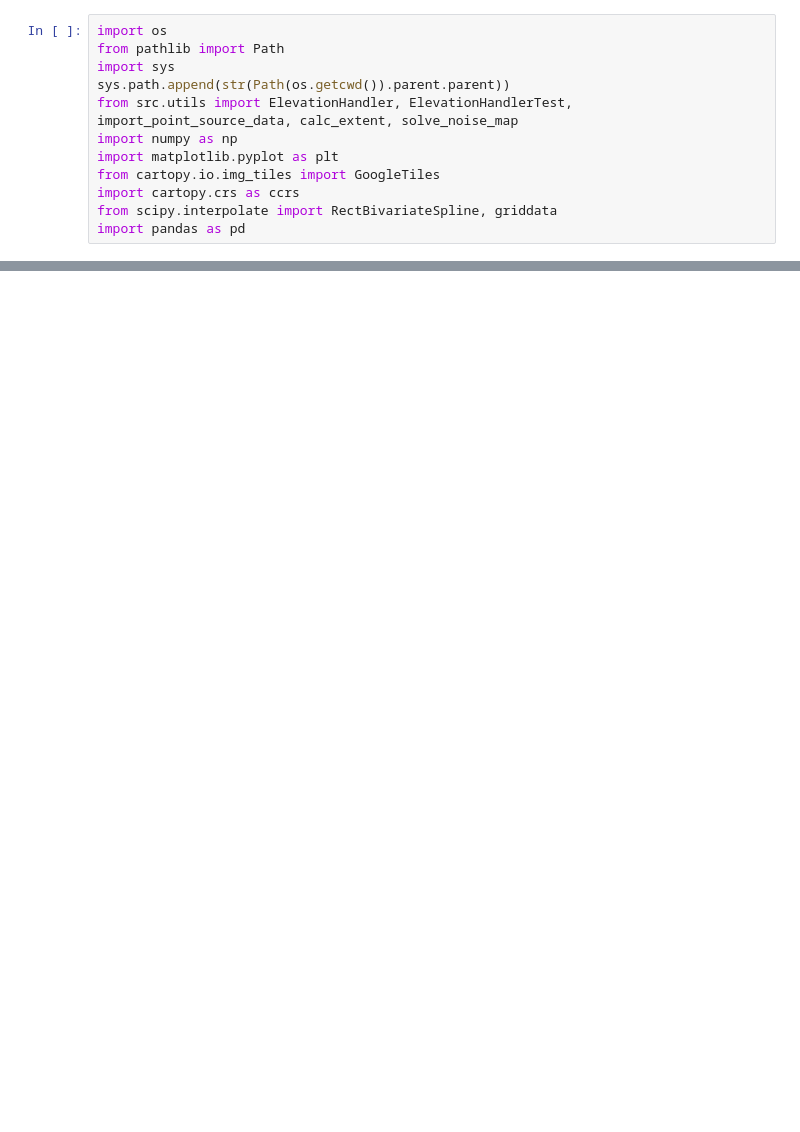
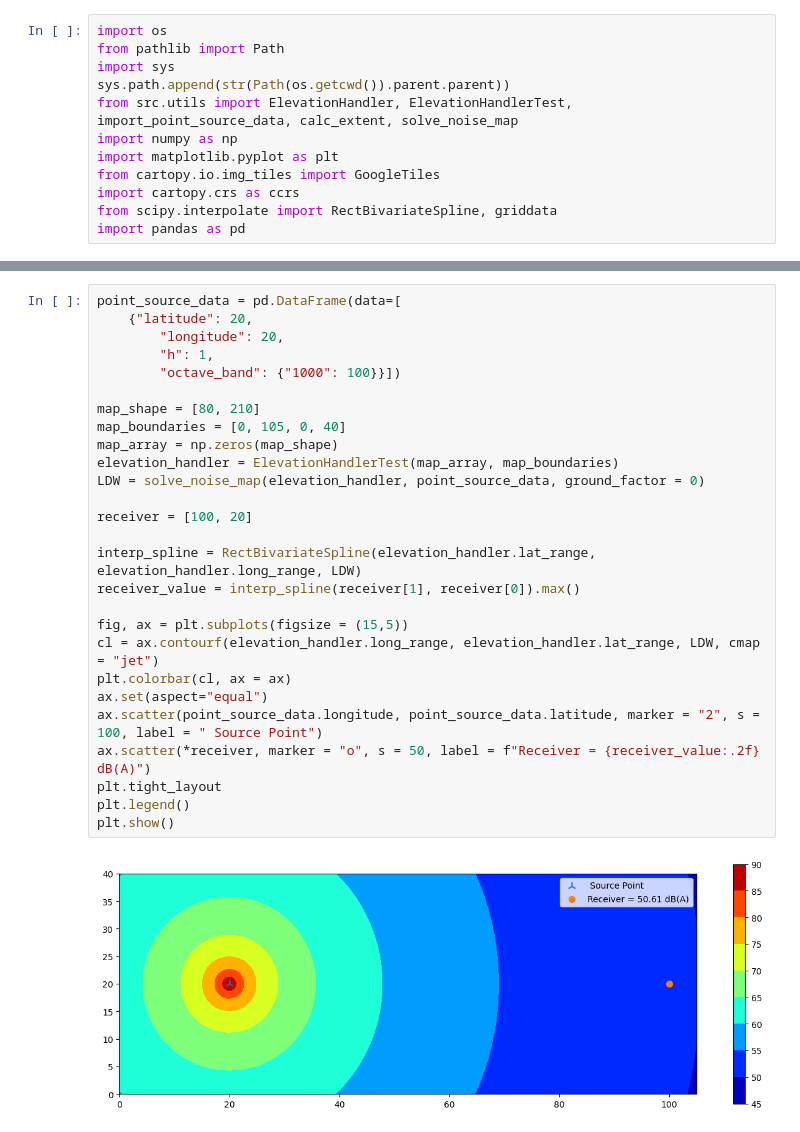
Before and after one commit to FPWRasmussen/DTU-Special-Course, a Jupyter notebook: src/noise/verification.ipynb, the cells around one changed output, grey strips where cells are left out. Cells and saved outputs as stored; diff of their text form; blank space fills up the shorter version.

```diff
--- a/src/noise/verification.ipynb
+++ b/src/noise/verification.ipynb
@@ -15,0 +24,29 @@ import pandas as pd
+# %%
+point_source_data = pd.DataFrame(data=[
+    {"latitude": 20,
+        "longitude": 20,
+        "h": 1,
+        "octave_band": {"1000": 100}}])
+
+map_shape = [80, 210]
+map_boundaries = [0, 105, 0, 40]
+map_array = np.zeros(map_shape)
+elevation_handler = ElevationHandlerTest(map_array, map_boundaries)
+LDW = solve_noise_map(elevation_handler, point_source_data, ground_factor = 0)
+
+receiver = [100, 20]
+
+interp_spline = RectBivariateSpline(elevation_handler.lat_range, elevation_handler.long_range, LDW)
+receiver_value = interp_spline(receiver[1], receiver[0]).max()
+
+fig, ax = plt.subplots(figsize = (15,5))
+cl = ax.contourf(elevation_handler.long_range, elevation_handler.lat_range, LDW, cmap = "jet")
+plt.colorbar(cl, ax = ax)
+ax.set(aspect="equal")
+ax.scatter(point_source_data.longitude, point_source_data.latitude, marker = "2", s = 100, label = " Source Point")
+ax.scatter(*receiver, marker = "o", s = 50, label = f"Receiver = {receiver_value:.2f} dB(A)")
+plt.tight_layout
+plt.legend()
+plt.show()
+# %% [output]
+[figure, added]
```
Also changed, not shown: parts of 13 cells of this notebook, 20 other files.
